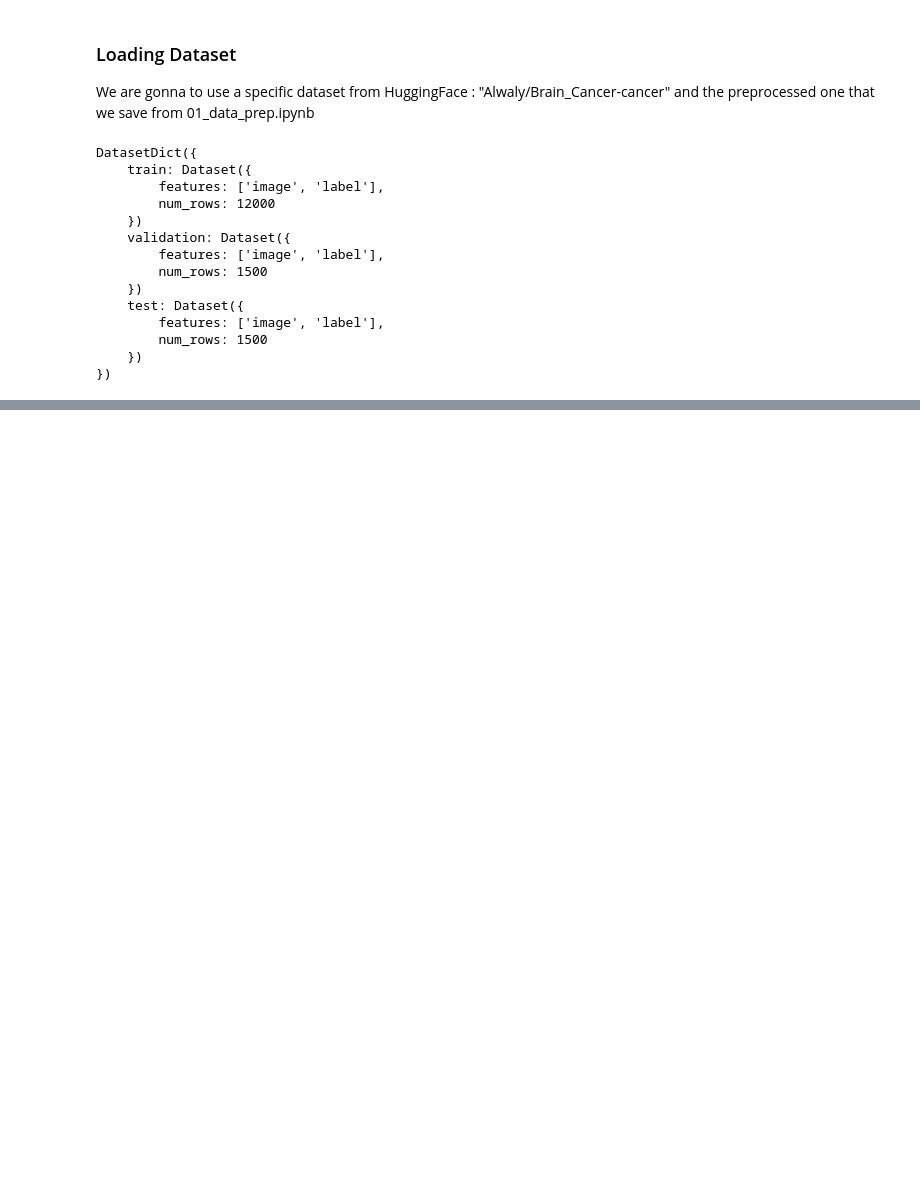
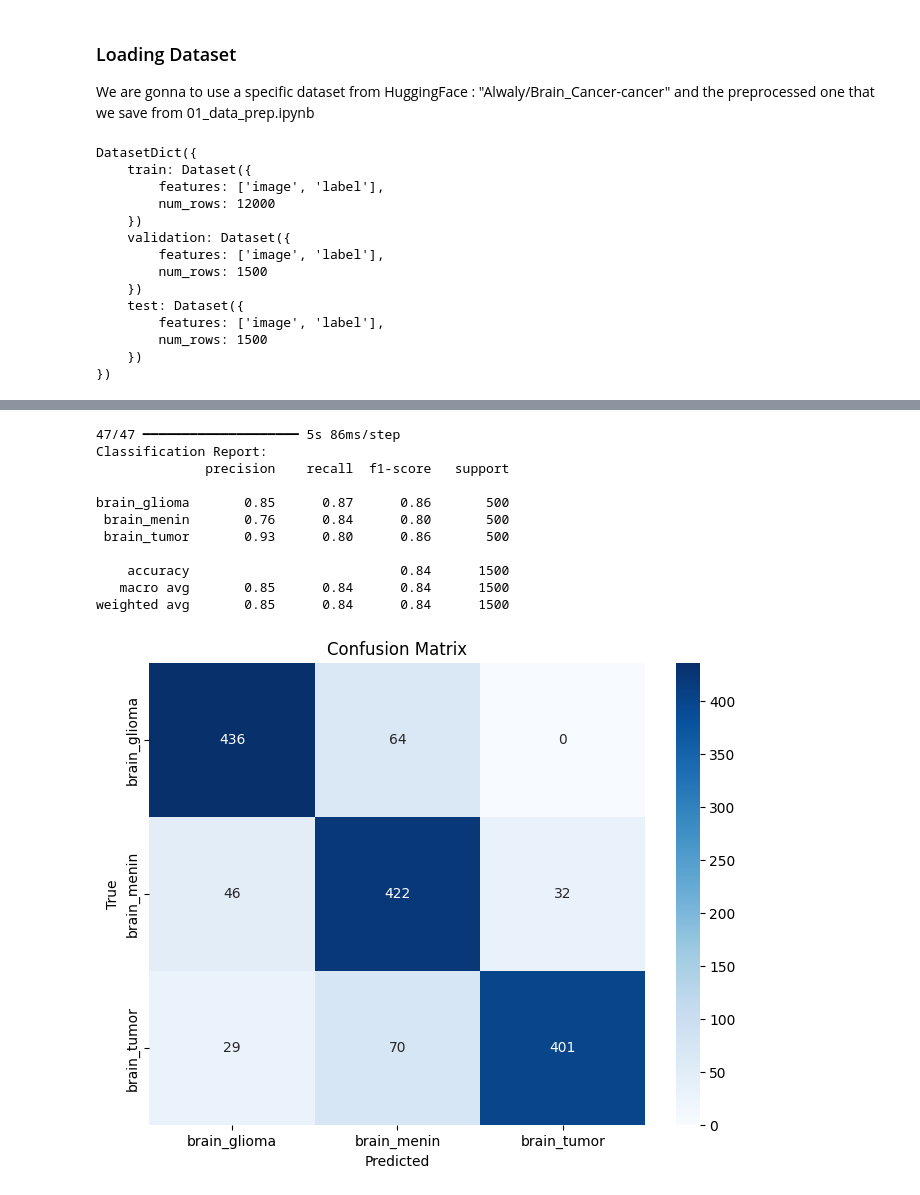
Before and after one commit to AdWunder/Cancer_Brain, a Jupyter notebook: notebooks/02_data_modeling.ipynb, the cells around one changed output, grey strips where cells are left out. Drawn from its saved outputs; the diff is of its cells as text; code cells hidden in the pictures; blank space fills up the shorter version.

```diff
--- a/notebooks/02_data_modeling.ipynb
+++ b/notebooks/02_data_modeling.ipynb
@@ -39,0 +258,22 @@ DatasetDict({
+# %%
+# Classification report and confusion matrix for test set
+
+y_true = np.concatenate([y for x, y in test_tf], axis=0) # La compréhension de liste [y for x, y in test_tf] parcourt tous les batches du test et récupère chaque y_batch.
+y_pred_probs = modelCNN.predict(test_tf)
+y_pred = np.argmax(y_pred_probs, axis=1)
+
+print("Classification Report:")
+print(classification_report(y_true, y_pred, target_names=ds['train'].features['label'].names))
+
+# Image of the confusion matrix
+import seaborn as sns
+cm = confusion_matrix(y_true, y_pred)
+plt.figure(figsize=(8, 6))
+sns.heatmap(cm, annot=True, fmt='d', cmap='Blues',
+            xticklabels=ds['train'].features['label'].names,
+            yticklabels=ds['train'].features['label'].names)
+plt.xlabel('Predicted')
+plt.ylabel('True')
+plt.title('Confusion Matrix')
+plt.show()
+# %% [output]
@@ -39,0 +281,12 @@ DatasetDict({
+47/47 ━━━━━━━━━━━━━━━━━━━━ 5s 86ms/step
+Classification Report:
+              precision    recall  f1-score   support
+
+brain_glioma       0.85      0.87      0.86       500
+ brain_menin       0.76      0.84      0.80       500
+ brain_tumor       0.93      0.80      0.86       500
+
+    accuracy                           0.84      1500
+   macro avg       0.85      0.84      0.84      1500
+weighted avg       0.85      0.84      0.84      1500
+[figure, added]
```
Also changed, not shown: parts of 20 cells of this notebook, 4 other files.
